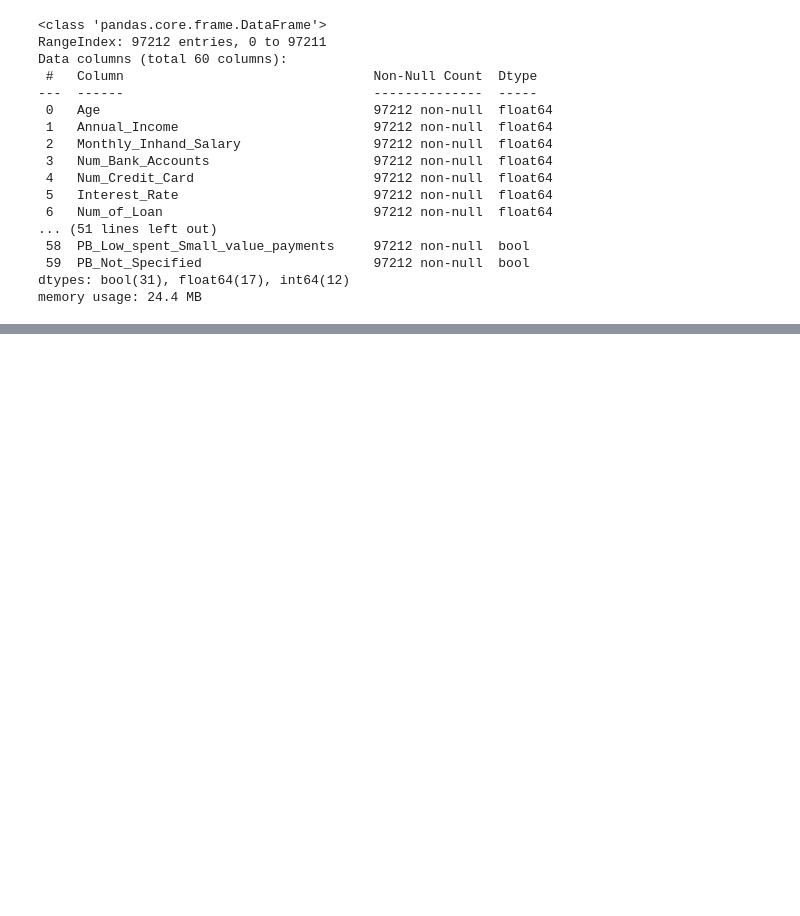
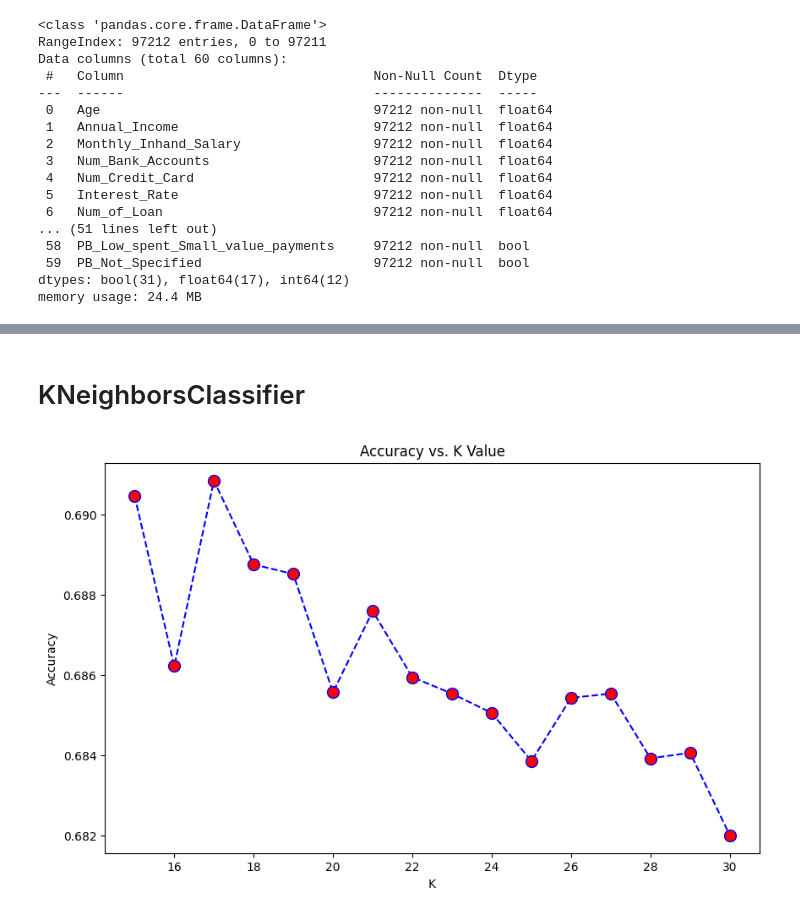
Before and after one commit to praveenbm1997/CreditScoringSystem, a Jupyter notebook: For Applying xAI.ipynb, the cells around one changed output, grey strips where cells are left out. Saved outputs shown, nothing was run; the diff lists cells and outputs as text; code cells hidden in the pictures; blank space fills up the shorter version.

```diff
--- a/For Applying xAI.ipynb
+++ b/For Applying xAI.ipynb
@@ -70,0 +181,25 @@ print(confusion_matrix(y_test, prediction))
+# %% [markdown]
+# KNeighborsClassifier
+# %%
+from sklearn.metrics import accuracy_score
+
+# Determine the maximum value of k you'd like to consider (e.g., 20)
+max_k = 30
+accuracies = []
+
+# Calculate accuracy for K values from 1 to max_k
+for k in range(15, max_k+1):
+    knn_model = KNeighborsClassifier(n_neighbors=k)
+    knn_model.fit(X_train, y_train)
+    pred_k = knn_model.predict(X_test)
+    accuracies.append(accuracy_score(y_test, pred_k))
+
+# Plot the results
+plt.figure(figsize=(10, 6))
+plt.plot(range(15, max_k+1), accuracies, color='blue', linestyle='dashed', marker='o', markerfacecolor='red', markersize=10)
+plt.title('Accuracy vs. K Value')
+plt.xlabel('K')
+plt.ylabel('Accuracy')
+plt.show()
+# %% [output]
+[figure, added]
```
Also changed, not shown: parts of 19 cells of this notebook, 1 other file.
